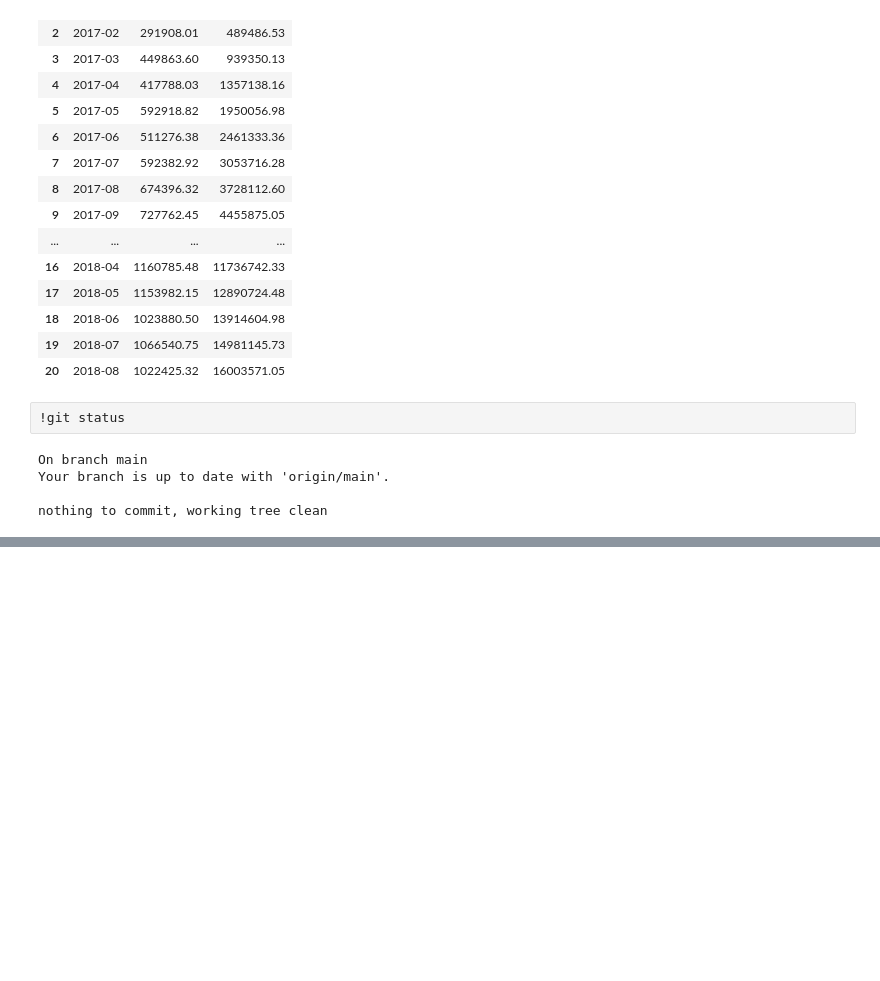
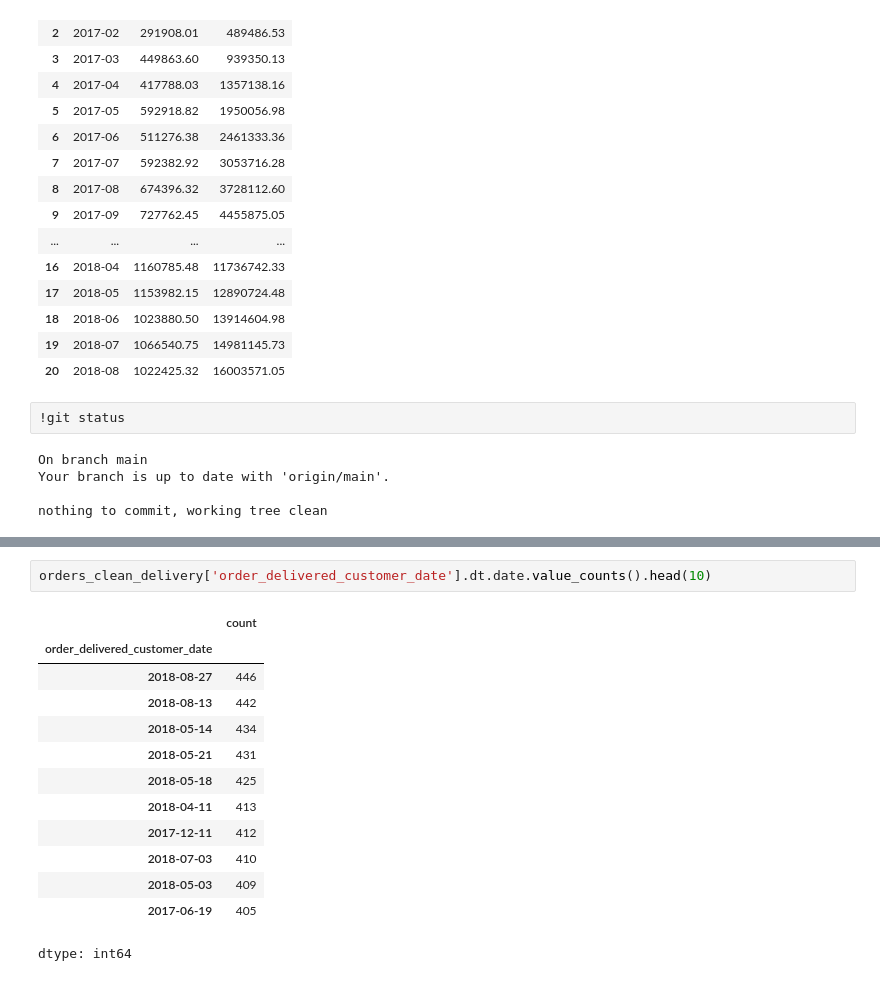
Before and after one commit to Cursed-realm/Ecommerce-Sales-Customer-Analytics, a Jupyter notebook: Ecommerce_Sales_Customer_Analytics.ipynb, the cells around one changed output, grey strips where cells are left out. Drawn from its saved outputs; the diff is of its cells as text; blank space fills up the shorter version.

```diff
--- a/Ecommerce_Sales_Customer_Analytics.ipynb
+++ b/Ecommerce_Sales_Customer_Analytics.ipynb
@@ -920,0 +977,16 @@ nothing to commit, working tree clean
+# %%
+orders_clean_delivery['order_delivered_customer_date'].dt.date.value_counts().head(10)
+# %% [output]
+|  | count |
+| order_delivered_customer_date |  |
+| 2018-08-27 | 446 |
+| 2018-08-13 | 442 |
+| 2018-05-14 | 434 |
+| 2018-05-21 | 431 |
+| 2018-05-18 | 425 |
+| 2018-04-11 | 413 |
+| 2017-12-11 | 412 |
+| 2018-07-03 | 410 |
+| 2018-05-03 | 409 |
+| 2017-06-19 | 405 |
+dtype: int64
```
Also changed, not shown: parts of 15 cells of this notebook.
